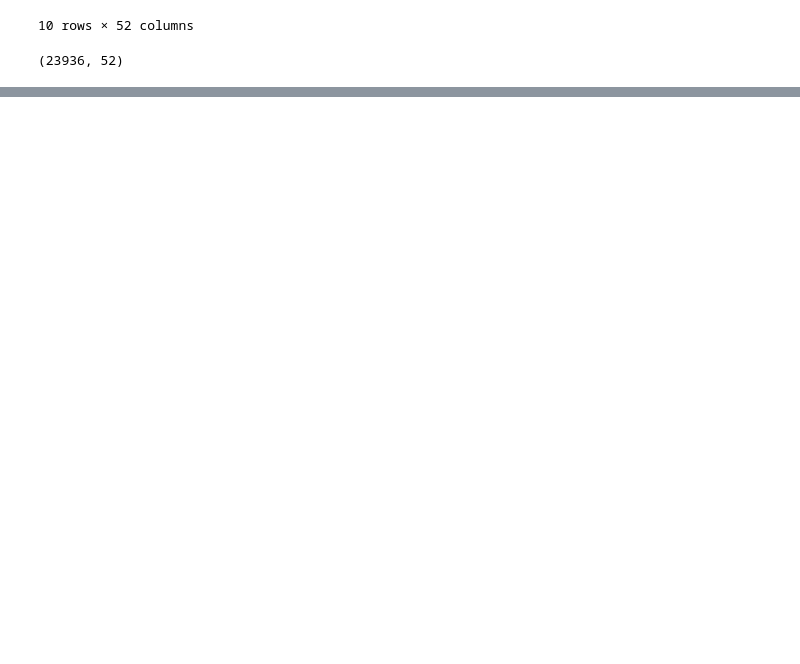
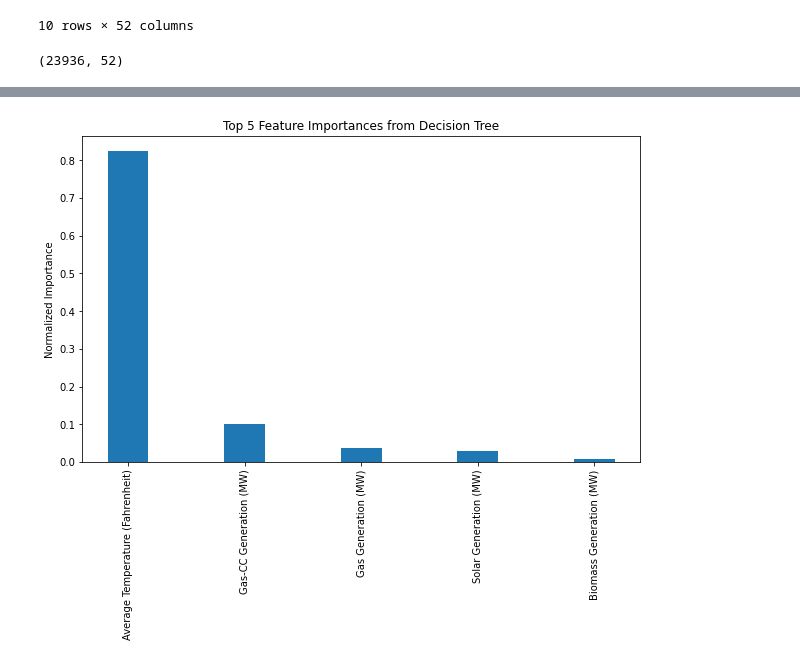
Before and after one commit to Catalan-AI-Studio/energy-demand-prediction, a Jupyter notebook: New_model_dataframe_preparation.ipynb, the cells around one changed output, grey strips where cells are left out. Saved outputs shown, nothing was run; the diff lists cells and outputs as text; code cells hidden in the pictures; blank space fills up the shorter version.

```diff
--- a/New_model_dataframe_preparation.ipynb
+++ b/New_model_dataframe_preparation.ipynb
@@ -550,0 +809,18 @@ merged_df.shape
+# %%
+model = DecisionTreeRegressor(max_depth=5, min_samples_leaf=4, min_samples_split=5)
+model.fit(X_train, y_train)
+
+fi = model.feature_importances_
+
+names_sorted = [x for _, x in sorted(zip(fi, X_train.columns.values), reverse=True)]
+
+fig, ax = plt.subplots(figsize=(10, 6))
+ax.bar(np.arange(5), sorted(fi, reverse=True)[:5], width=0.35)
+ax.set_xticks(np.arange(5))
+ax.set_xticklabels(names_sorted[:5], rotation=90)
+plt.title('Top 5 Feature Importances from Decision Tree')
+ax.set_ylabel('Normalized Importance')
+
+plt.show()
+# %% [output]
+[figure, added]
```
Also changed, not shown: parts of 19 cells of this notebook.
